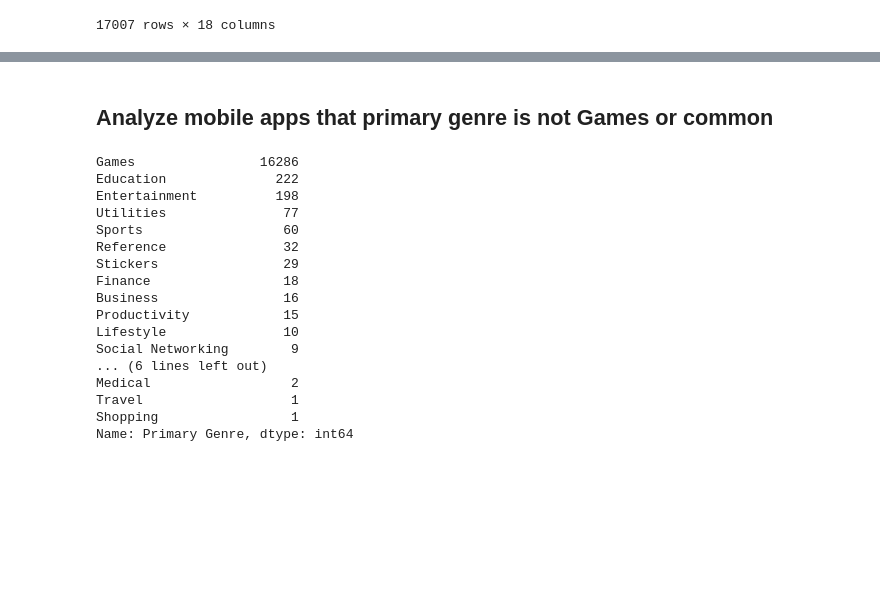
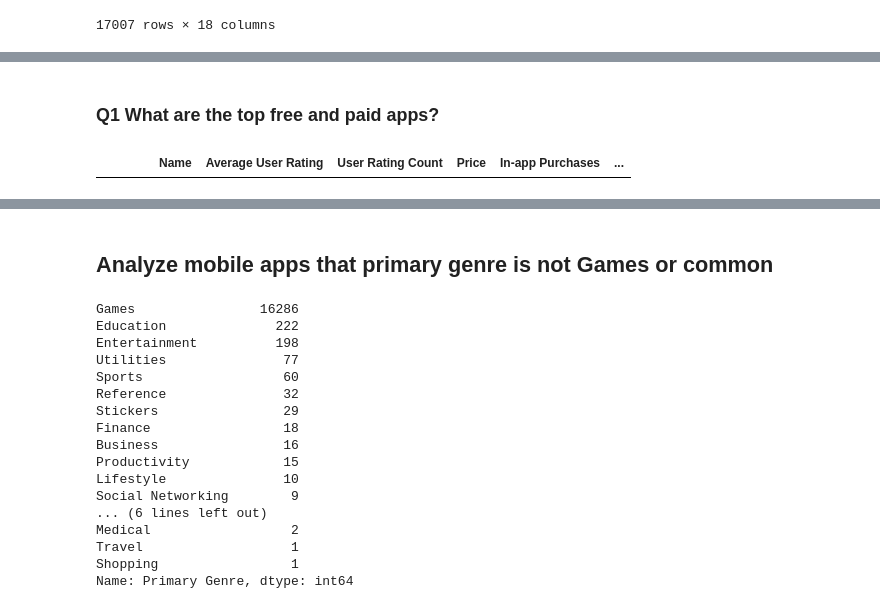
Before and after one commit to SamuelFolledo/DS1.1-Data-Analysis-And-Visualization, a Jupyter notebook: FinalProject/Mobile Strategy Games Analysis.ipynb, the cells around one changed output, grey strips where cells are left out. Saved outputs shown, nothing was run; the diff lists cells and outputs as text; code cells hidden in the pictures; blank space fills up the shorter version.

```diff
--- a/FinalProject/Mobile Strategy Games Analysis.ipynb
+++ b/FinalProject/Mobile Strategy Games Analysis.ipynb
@@ -61,0 +42,24 @@ Name: Developer, Length: 8694, dtype: int64
+# %%
+# print(df.columns)
+df = pd.read_csv(FILEPATH,
+                 na_values = ['#ERROR!', "nan", "NaN", "Nan", "NA"],
+#                  names= ['Name', 'Average User Rating',
+#        'User Rating Count', 'Price', 'In-app Purchases', 'Description',
+#        'Developer', 'Age Rating', 'Languages', 'Size', 'Primary Genre',
+#        'Genres', 'Original Release Date', 'Current Version Release Date']
+                )
+to_drop = ["URL", "ID", "Subtitle", "Icon URL"]
+df.drop(to_drop, inplace=True, axis=1)
+df['Age Rating'] = df.apply(lambda x: x['Age Rating'].replace('+', ''), axis=1) #remove all "+" in Age Rating to turn it into an int type
+df['Age Rating'] = df['Age Rating'].astype(int)
+print(df['Age Rating'].value_counts())
+# df.head()
+#Specify data type of non-strings
+df['Name'] = df['Name'].astype(str)
+df["Name"].replace({r'[^\x00-\x7F]+':''}, regex=True, inplace=True)
+# df.Lastname.replace({r'[^\x00-\x7F]+':''}, regex=True, inplace=True)
+# df[df['Average User Rating']].value_counts()
+df.shape
+for name in df.Name.unique():
+    if len(name) > 50:
+        print("===",name)
@@ -61,0 +112,8 @@ Name: Developer, Length: 8694, dtype: int64
+# %% [markdown]
+### Q1 What are the top free and paid apps?
+# %%
+# free_games = df[df["Price"] == 0].dropna()
+# paid_games = df[df["Price"] > 0].dropna()
+df[df["Price"] == 0]
+# %% [output]
+|  |  |  |  | Name | Average User Rating | User Rating Count | Price | In-app Purchases | ... |
```
Also changed, not shown: parts of 9 cells of this notebook.
